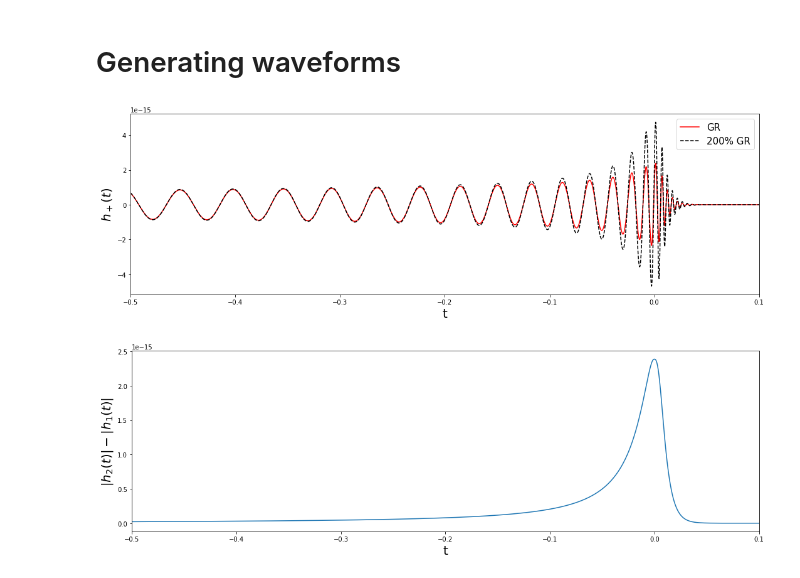
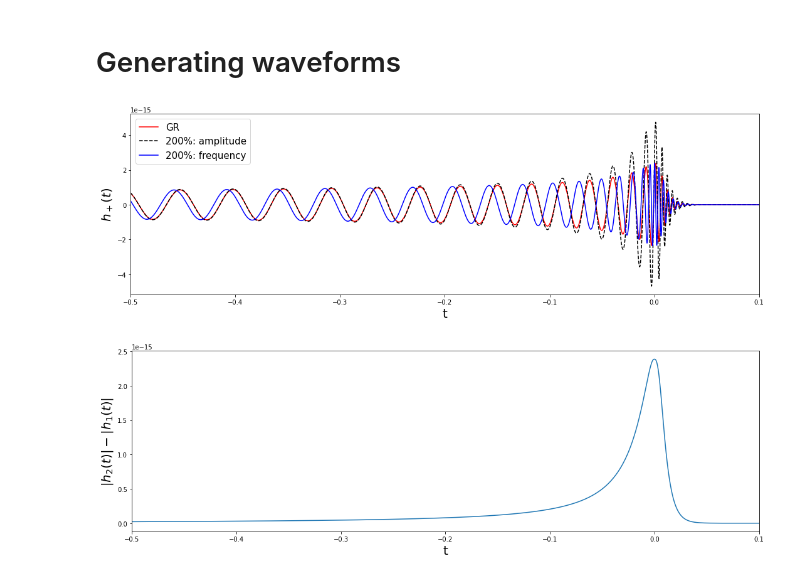
Before and after one commit to abhirup-ghosh/spinqnm, a Jupyter notebook: notebooks/eob_merger_modifications.ipynb, the cells around one changed output. Drawn from its saved outputs; the diff is of its cells as text; code cells hidden in the pictures.

Commit message:
updated notebook to plot frequency change

```diff
--- a/notebooks/eob_merger_modifications.ipynb
+++ b/notebooks/eob_merger_modifications.ipynb
@@ -26,47 +26,63 @@ plt.figure(figsize=(15,5))
 
 paramdict = lal.CreateDict()
 
-#add a deviation domega220=1.0
+######## GR ###########
 lalsimulation.SimInspiralWaveformParamsInsertDNRA(paramdict, 0.0)
+lalsimulation.SimInspiralWaveformParamsInsertDNROmega(paramdict, 0.0)
 
 # Generate the waveform
 hp1, hc1 =  lalsimulation.SimInspiralChooseTDWaveform(m1, m2,  0., 0., spin1_z, 0., 0., spin2_z, distance, 0.,
                                                     phi_c, 0., 0., 0., deltaT, f_start22, f_start22, paramdict, lalsimulation.SEOBNRv4HM)
 h1 = hp1.data.data - 1j*hc1.data.data
 time_array1 = np.arange(0,len(h1)*deltaT,deltaT)
 
 idx_max, = np.where(abs(h1) == max(abs(h1)))
 time_array1 = time_array1 - time_array1[idx_max]
 
-# plotting
-plt.plot(time_array1, hp1.data.data, color='r', label="GR")
-
+######## dnra=1 ###########
 paramdict = lal.CreateDict()
 
-#add a deviation domega220=1.0
+#add a deviation nra=1.0
 lalsimulation.SimInspiralWaveformParamsInsertDNRA(paramdict, 1.0)
 
 # Generate the waveform
 hp2, hc2 =  lalsimulation.SimInspiralChooseTDWaveform(m1, m2,  0., 0., spin1_z, 0., 0., spin2_z, distance, 0.,
                                                     phi_c, 0., 0., 0., deltaT, f_start22, f_start22, paramdict, lalsimulation.SEOBNRv4HM)
 h2 = hp2.data.data - 1j*hc2.data.data
 time_array2 = np.arange(0,len(h2)*deltaT,deltaT)
 
 idx_max, = np.where(abs(h2) == max(abs(h2)))
 time_array2 = time_array2 - time_array2[idx_max]
 
+######## dnromega=1 ###########
+paramdict = lal.CreateDict()
+
+#add a deviation nra=1.0
+lalsimulation.SimInspiralWaveformParamsInsertDNROmega(paramdict, 1.0)
+
+# Generate the waveform
+hp3, hc3 =  lalsimulation.SimInspiralChooseTDWaveform(m1, m2,  0., 0., spin1_z, 0., 0., spin2_z, distance, 0.,
+                                                    phi_c, 0., 0., 0., deltaT, f_start22, f_start22, paramdict, lalsimulation.SEOBNRv4HM)
+h3 = hp3.data.data - 1j*hc3.data.data
+time_array3 = np.arange(0,len(h3)*deltaT,deltaT)
+
+idx_max, = np.where(abs(h3) == max(abs(h3)))
+time_array3 = time_array3 - time_array3[idx_max]
+
 # plotting
-plt.plot(time_array2, hp2.data.data, color='k', ls='dashed', label="200% GR")
+plt.plot(time_array1, hp1.data.data, color='r', label="GR")
+plt.plot(time_array2, hp2.data.data, color='k', ls='dashed', label="200%: amplitude")
+plt.plot(time_array3, hp3.data.data, color='b', label="200%: frequency")
 plt.xlabel('t', fontsize=20)
 plt.ylabel('$h_+(t)$', fontsize=20)
 plt.xlim([-0.5,0.1])
 
 plt.legend(loc="best", fontsize=15)
 
 plt.tight_layout()
 plt.show()
 # %% [output]
-[figure, old version]
+[figure, new version]
 # %%
 plt.figure(figsize=(15,5))
 plt.plot(time_array1, abs(h2)-abs(h1))
```
